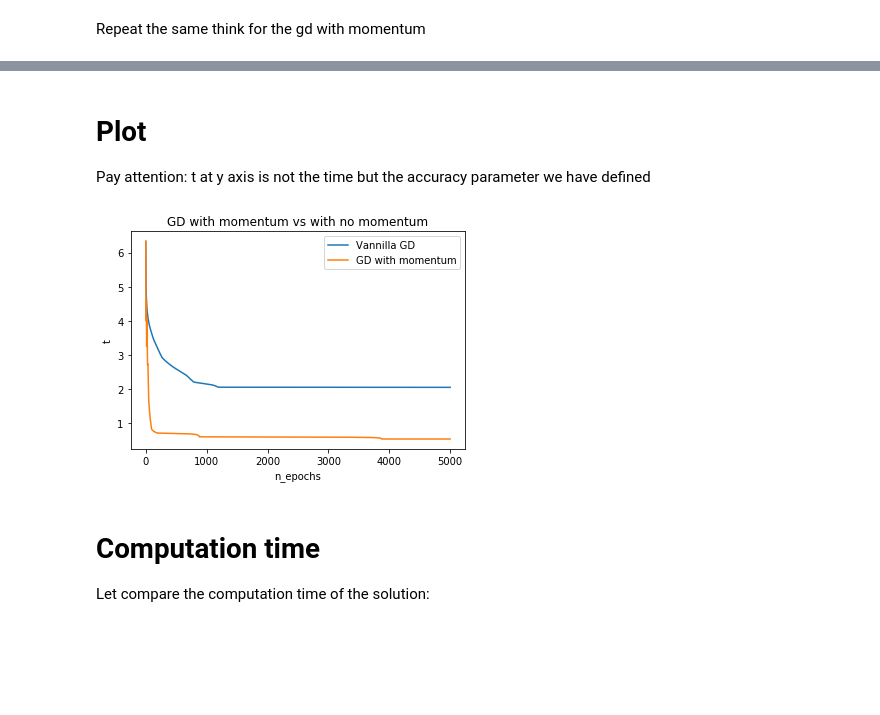
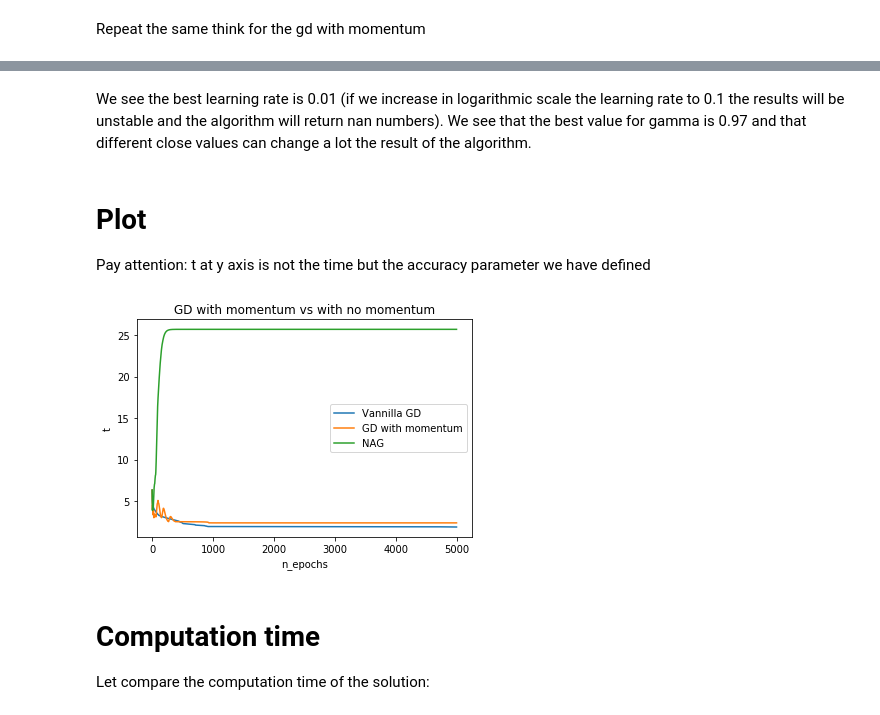
Before and after one commit to samuelelipani/lcpb, a Jupyter notebook: ex1.ipynb, the cells around one changed output, grey strips where cells are left out. Drawn from its saved outputs; the diff is of its cells as text; code cells hidden in the pictures; blank space fills up the shorter version.

```diff
--- a/ex1.ipynb
+++ b/ex1.ipynb
@@ -343,0 +412,16 @@ test_best_gd_with_mom = np.array(test).mean(axis = 0)
+# %%
+#best parameters for NAG algorithm
+
+#defining all possibile starting point spaced by 1
+x, y = np.meshgrid(np.arange(-3, 3, 1), np.arange(-3, 3, 1))
+starting_points = np.array([[i,j] for i,j in zip(np.concatenate(x),np.concatenate(y))])
+
+
+test = []
+for gamma in np.linspace(0.8,0.99,20):
+    for eta in np.logspace(-4,-1,4):
+        gd_1 = []
+        for init1 in starting_points:
+            gd_1.append(NAG(grad_f,init1, eta=eta, gamma = gamma, n_epochs=100)[-1])
+
+        test.append((np.array(gd_1)**2).sum(axis = 1).mean())
@@ -344,17 +451,36 @@ test_best_gd_with_mom = np.array(test).mean(axis = 0)
+# %% [markdown]
+We see the best learning rate is 0.01 (if we increase in logarithmic scale the learning rate to 0.1 the results will be unstable and the algorithm will return nan numbers). We see that the best value for gamma is 0.97 and that different close values can change a lot the result of the algorithm.
+# %%
+#best parameters for gd algorithm with momentum
+
+#defining all possibile starting point spaced by 1
+x, y = np.meshgrid(np.arange(-3, 3, 1), np.arange(-3, 3, 1))
+starting_points = np.array([[i,j] for i,j in zip(np.concatenate(x),np.concatenate(y))])
+
+
+test = []
+
+for init1 in starting_points:
+    gd_1 = NAG(grad_f,init1, gamma = 0.97, eta=10**-2)
+    test.append((np.array(gd_1)**2).sum(axis = 1))
+
+#this time we calculate the parameter t  for each iteration
+test_best_nag = np.array(test).mean(axis = 0)
 # %% [markdown]
 # Plot
 Pay attention: t at y axis is not the time but the accuracy parameter we have defined
 # %%
 plt.plot(range(0,5001),test_best_gd,label = 'Vannilla GD')
 plt.plot(range(0,5001), test_best_gd_with_mom,label = 'GD with momentum')
+plt.plot(range(0,5001), test_best_nag,label = 'NAG')
 plt.xlabel('n_epochs')
 plt.ylabel('t')
 #plt.xscale('log')
 plt.title('GD with momentum vs with no momentum')
 plt.legend()
 plt.show()
 # %% [output]
-[figure, old version]
+[figure, new version]
 # %% [markdown]
 # Computation time
 Let compare the computation time of the solution:
```
Also changed, not shown: parts of 14 cells of this notebook, 1 other file.
